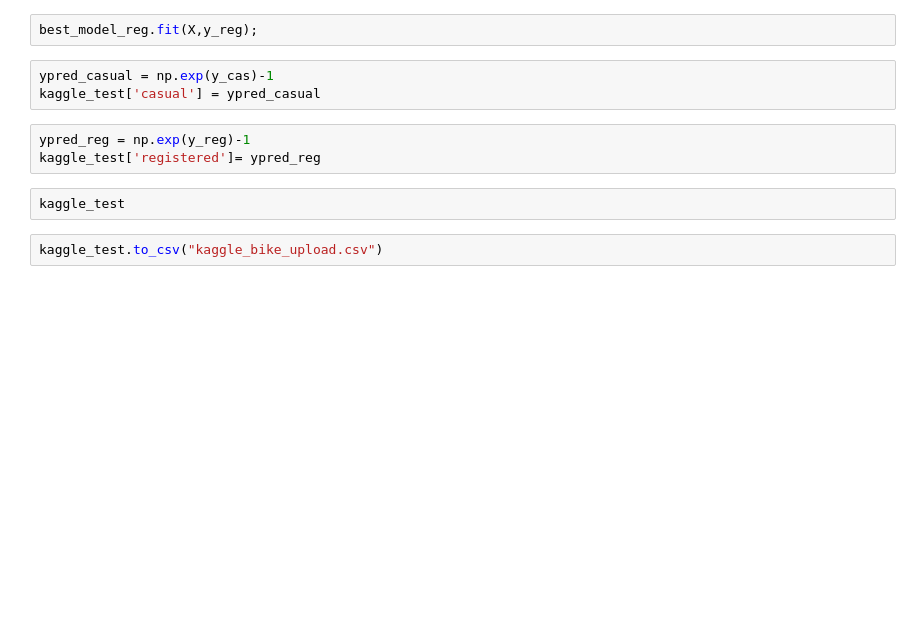
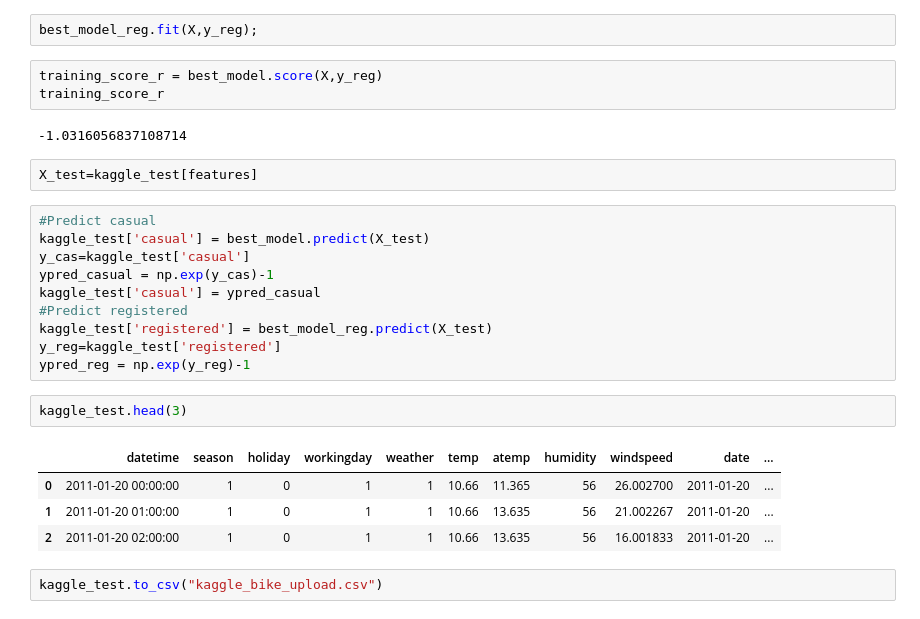
Before and after one commit to ElizavetaBugaeva/bootcamp_projects, a Jupyter notebook: week_03/Project Week 3.ipynb, the cells around one changed output. Saved outputs shown, nothing was run; the diff lists cells and outputs as text; blank space fills up the shorter version.

Commit message:
adding missing predictions. final version

```diff
--- a/week_03/Project Week 3.ipynb
+++ b/week_03/Project Week 3.ipynb
@@ -519,14 +522,30 @@ best_model_reg = gscv.best_estimator_
 ## fit model - registered
 # %%
 best_model_reg.fit(X,y_reg);
-# %%
-ypred_casual = np.exp(y_cas)-1
-kaggle_test['casual'] = ypred_casual
-# %%
-ypred_reg = np.exp(y_reg)-1
-kaggle_test['registered']= ypred_reg
+# %%
+training_score_r = best_model.score(X,y_reg)
+training_score_r
+# %% [output]
+-1.0316056837108714
+# %%
+X_test=kaggle_test[features]
+# %%
+#Predict casual
+kaggle_test['casual'] = best_model.predict(X_test)
+y_cas=kaggle_test['casual']
+ypred_casual = np.exp(y_cas)-1
+kaggle_test['casual'] = ypred_casual
+#Predict registered
+kaggle_test['registered'] = best_model_reg.predict(X_test)
+y_reg=kaggle_test['registered']
+ypred_reg = np.exp(y_reg)-1
 # %%
-kaggle_test
+kaggle_test.head(3)
+# %% [output]
+|  | datetime | season | holiday | workingday | weather | temp | atemp | humidity | windspeed | date | ... |
+| 0 | 2011-01-20 00:00:00 | 1 | 0 | 1 | 1 | 10.66 | 11.365 | 56 | 26.002700 | 2011-01-20 | ... |
+| 1 | 2011-01-20 01:00:00 | 1 | 0 | 1 | 1 | 10.66 | 13.635 | 56 | 21.002267 | 2011-01-20 | ... |
+| 2 | 2011-01-20 02:00:00 | 1 | 0 | 1 | 1 | 10.66 | 13.635 | 56 | 16.001833 | 2011-01-20 | ... |
 # %%
 kaggle_test.to_csv("kaggle_bike_upload.csv")
 # %% [markdown]
```
Also changed, not shown: parts of 2 cells of this notebook.
